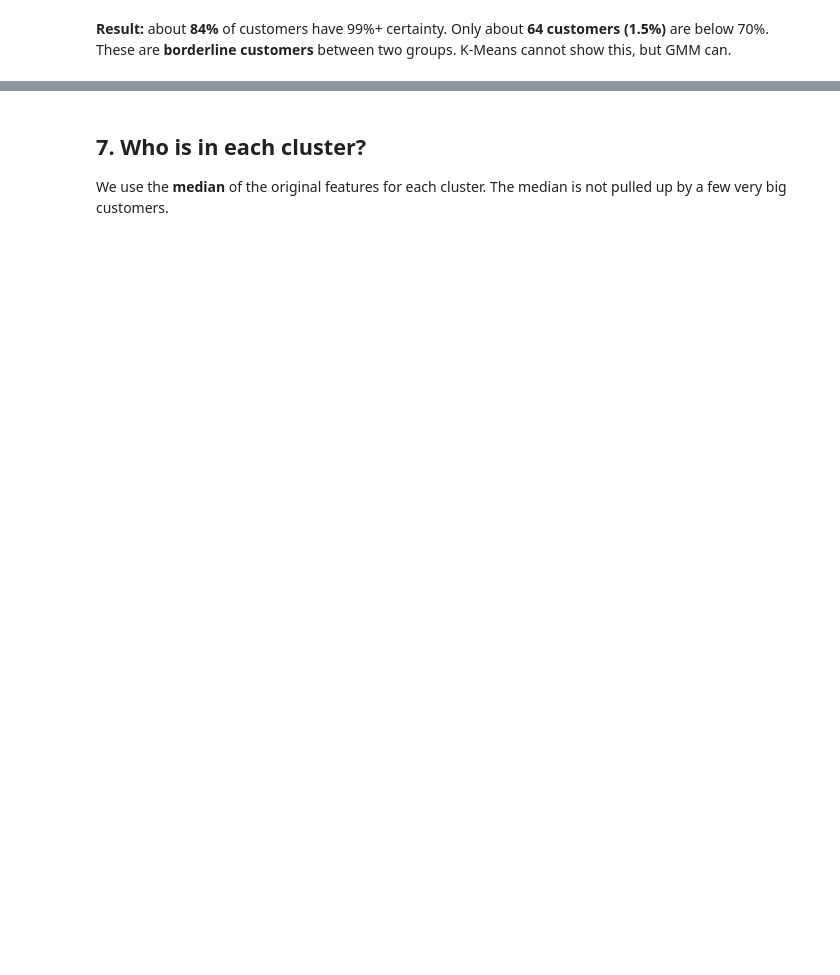
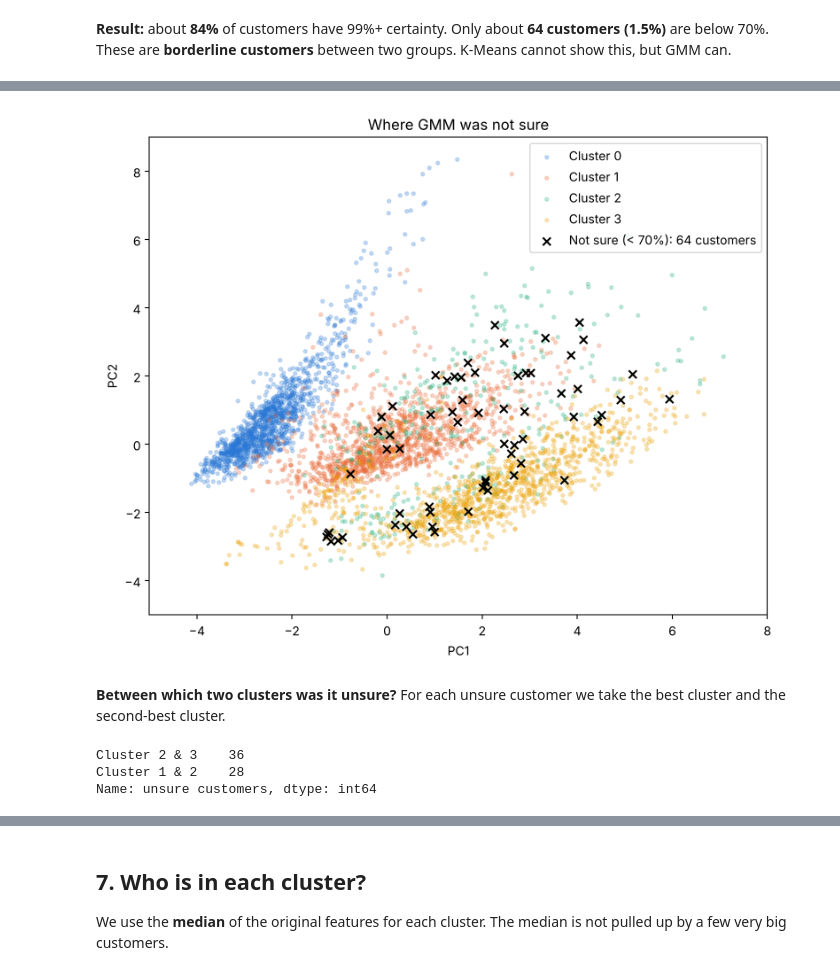
Before and after one commit to JanaAlzobidi/Machine-Learning-Projects, a Jupyter notebook: Unit-5-Unsupervised-Learning/customer-segmentation-clustering/gmm/gmm_customer_segmentation.ipynb, the cells around one changed output, grey strips where cells are left out. Cells and saved outputs as stored; diff of their text form; code cells hidden in the pictures; blank space fills up the shorter version.

```diff
--- a/Unit-5-Unsupervised-Learning/customer-segmentation-clustering/gmm/gmm_customer_segmentation.ipynb
+++ b/Unit-5-Unsupervised-Learning/customer-segmentation-clustering/gmm/gmm_customer_segmentation.ipynb
@@ -128,0 +174,29 @@ plt.show()
+# %%
+unsure = certainty < 0.70
+
+plt.figure(figsize=(9, 7))
+for c in range(4):
+    group = Z[labels == c]
+    plt.scatter(group.PC1, group.PC2, s=8, alpha=0.25, color=COLORS[c], label=f"Cluster {c}")
+plt.scatter(Z.PC1[unsure], Z.PC2[unsure], s=40, marker="x", color="black",
+            label=f"Not sure (< 70%): {unsure.sum()} customers")
+plt.xlabel("PC1")
+plt.ylabel("PC2")
+plt.title("Where GMM was not sure")
+plt.xlim(-5, 8)    # zoom on the main cloud
+plt.ylim(-5, 9)
+plt.legend()
+plt.show()
+# %% [output]
+[figure, added]
+# %% [markdown]
+**Between which two clusters was it unsure?** For each unsure customer we take the best cluster and the second-best cluster.
+# %%
+second_best = np.argsort(proba, axis=1)[:, -2]    # the 2nd most likely cluster
+
+pairs = [f"Cluster {min(a, b)} & {max(a, b)}" for a, b in zip(labels[unsure], second_best[unsure])]
+pd.Series(pairs).value_counts().rename("unsure customers")
+# %% [output]
+Cluster 2 & 3    36
+Cluster 1 & 2    28
+Name: unsure customers, dtype: int64
```
Also changed, not shown: parts of 14 cells of this notebook.
